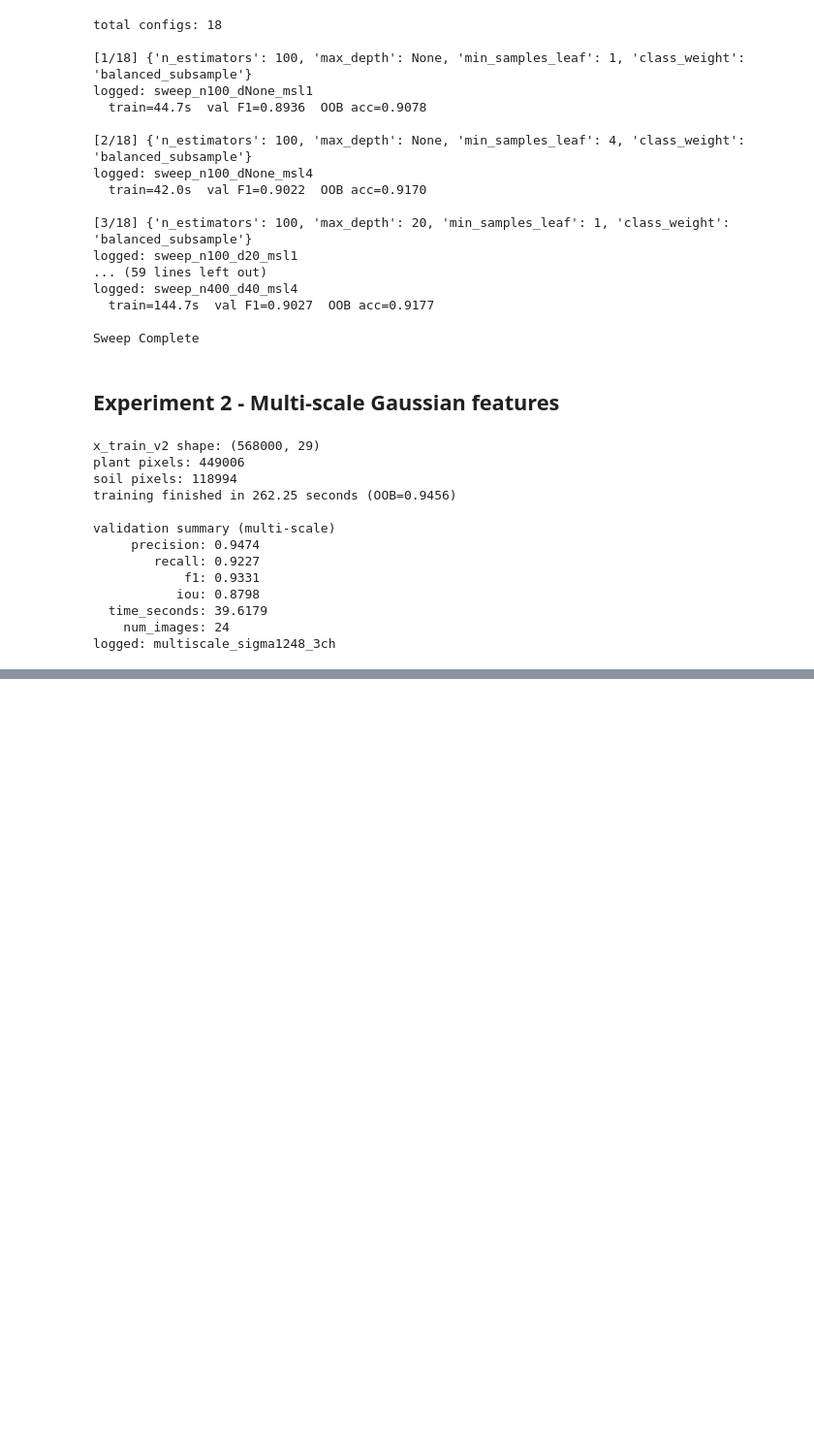
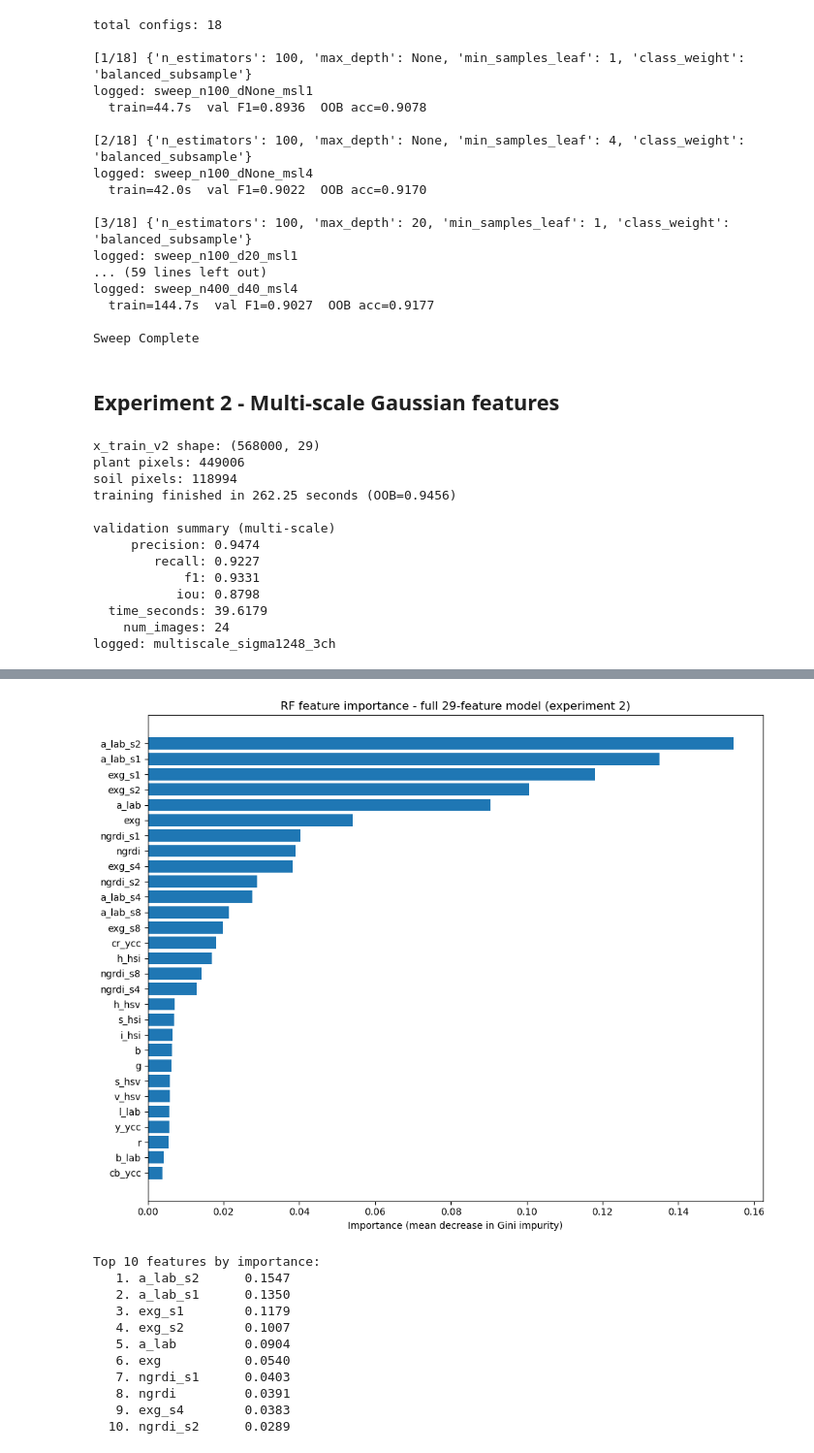
Before and after one commit to Magic-Master420/COMP9517-Group-Project, a Jupyter notebook: ml/bm/random_forest_implementation.ipynb, the cells around one changed output, grey strips where cells are left out. Shown at 97% size. Cells and saved outputs as stored; diff of their text form; code cells hidden in the pictures; blank space fills up the shorter version.

Commit message:
random forest - experiment 3 feature ablation and importance

```diff
--- a/ml/bm/random_forest_implementation.ipynb
+++ b/ml/bm/random_forest_implementation.ipynb
@@ -608,0 +766,43 @@ logged: multiscale_sigma1248_3ch
+# %%
+feature_names = [
+  # 17 baseline colour features (order matches compute_pixel_features)
+  "r", "g", "b",
+  "h_hsv", "s_hsv", "v_hsv",
+  "l_lab", "a_lab", "b_lab",
+  "y_ycc", "cr_ycc", "cb_ycc",
+  "h_hsi", "s_hsi", "i_hsi",
+  "exg", "ngrdi",
+  # 12 multi-scale features
+  "a_lab_s1", "a_lab_s2", "a_lab_s4", "a_lab_s8",
+  "exg_s1", "exg_s2", "exg_s4", "exg_s8",
+  "ngrdi_s1", "ngrdi_s2", "ngrdi_s4", "ngrdi_s8",
+]
+
+importances = rf_v2.feature_importances_
+order = np.argsort(importances)[::-1]
+
+fig, ax = plt.subplots(figsize=(10, 8))
+ax.barh(range(len(order)), importances[order][::-1])
+ax.set_yticks(range(len(order)))
+ax.set_yticklabels([feature_names[i] for i in order[::-1]])
+ax.set_xlabel("Importance (mean decrease in Gini impurity)")
+ax.set_title("RF feature importance - full 29-feature model (experiment 2)")
+plt.tight_layout()
+plt.show()
+
+print("\nTop 10 features by importance:")
+for rank, i in enumerate(order[:10], 1):
+  print(f"  {rank:2d}. {feature_names[i]:12s}  {importances[i]:.4f}")
+# %% [output]
+[figure, added]
+Top 10 features by importance:
+   1. a_lab_s2      0.1547
+   2. a_lab_s1      0.1350
+   3. exg_s1        0.1179
+   4. exg_s2        0.1007
+   5. a_lab         0.0904
+   6. exg           0.0540
+   7. ngrdi_s1      0.0403
+   8. ngrdi         0.0391
+   9. exg_s4        0.0383
+  10. ngrdi_s2      0.0289
```
Also changed, not shown: parts of 3 cells of this notebook, 1 other file.
